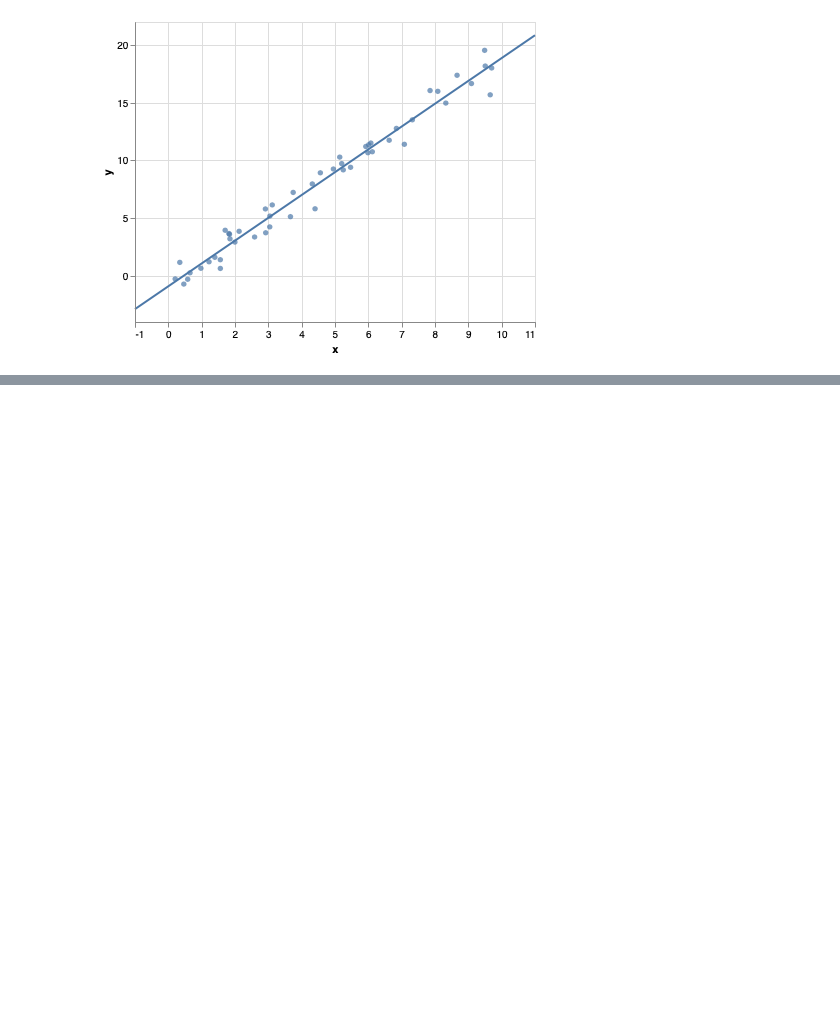
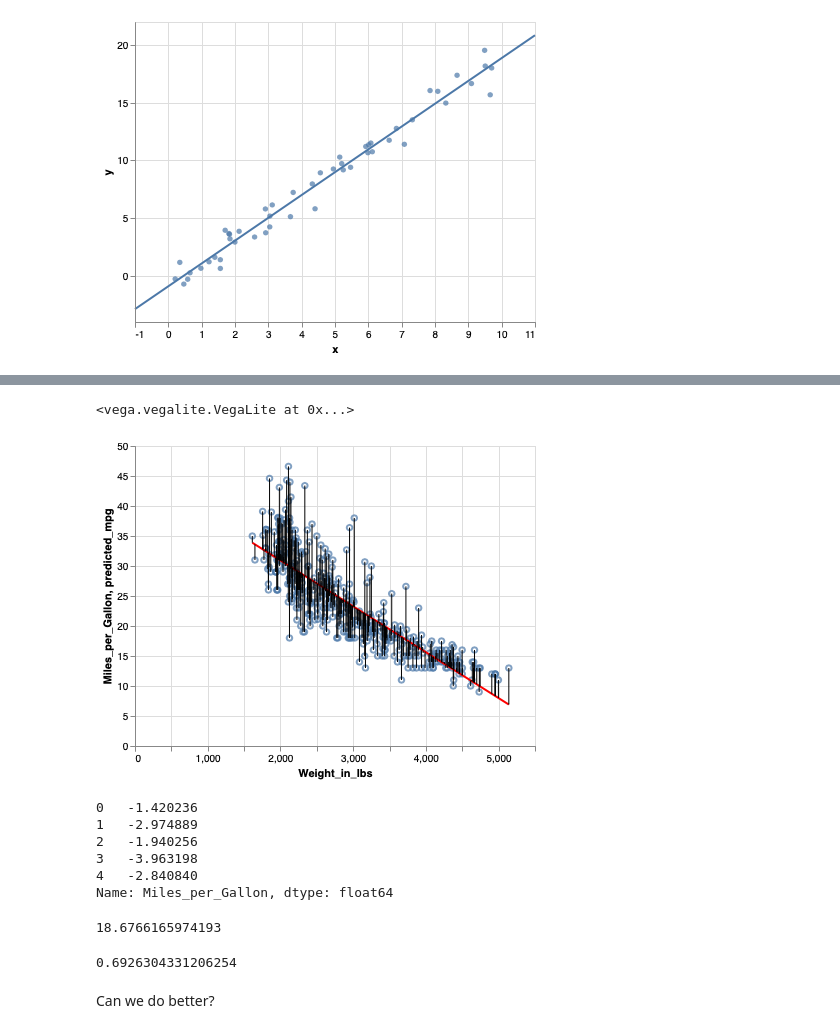
Before and after one commit to hanisaf/mist5730-fall2019, a Jupyter notebook: 41-intro.ipynb, the cells around one changed output, grey strips where cells are left out. Cells and saved outputs as stored; diff of their text form; code cells hidden in the pictures; blank space fills up the shorter version.

```diff
--- a/41-intro.ipynb
+++ b/41-intro.ipynb
@@ -208,0 +240,28 @@ alt.Chart(pd.DataFrame({'x':x, 'y':y})).mark_circle().encode(x='x', y='y') + alt
+# %%
+chart3 = alt.Chart(data).mark_line().encode(x='Weight_in_lbs', y='Miles_per_Gallon', y2='predicted_mpg')
+chart1+chart2+chart3
+# %% [output]
+<vega.vegalite.VegaLite at 0x...>
+[figure, added]
+# %%
+resid = y-yfit
+resid.head()
+# %% [output]
+0   -1.420236
+1   -2.974889
+2   -1.940256
+3   -3.963198
+4   -2.840840
+Name: Miles_per_Gallon, dtype: float64
+# %%
+mss = (resid**2).mean()
+mss
+# %% [output]
+18.6766165974193
+# %%
+from sklearn.metrics import r2_score
+r2_score(y, yfit)
+# %% [output]
+0.6926304331206254
+# %% [markdown]
+Can we do better?
```
Also changed, not shown: parts of 37 cells of this notebook, 1 other file.
